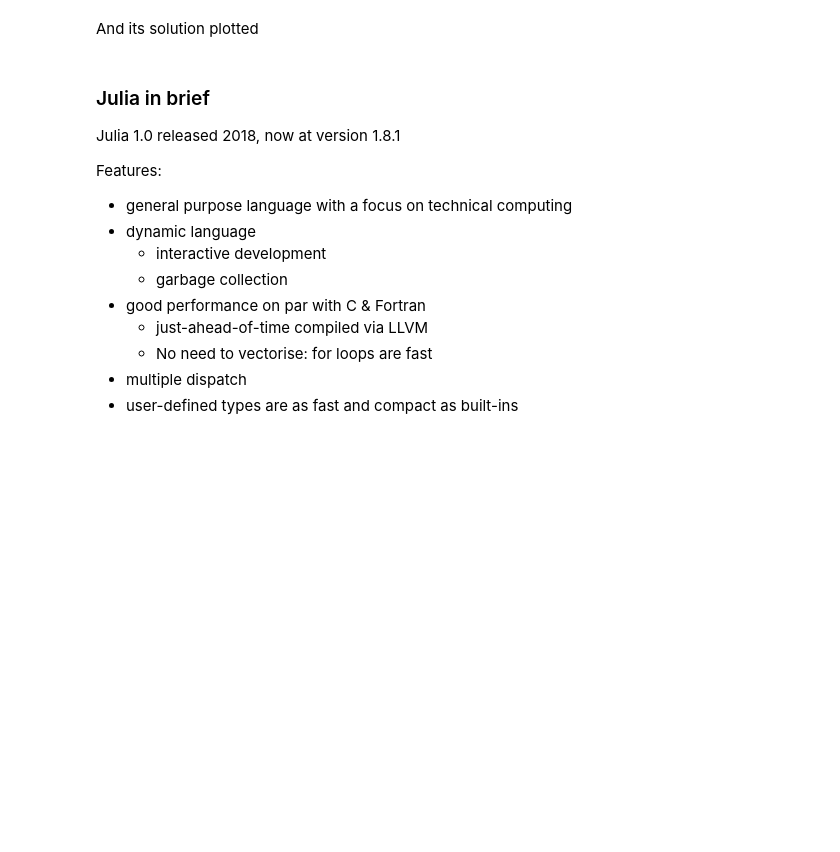
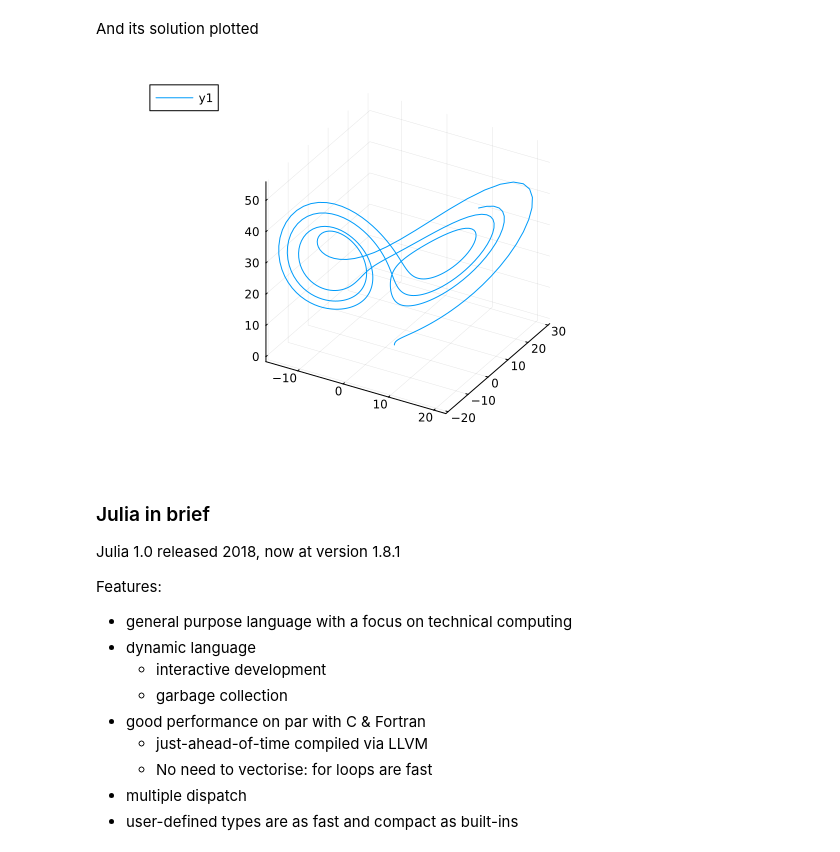
Before and after one commit to eth-vaw-glaciology/course-101-0250-00, a Jupyter notebook: slide-notebooks/notebooks/l1_3-julia-intro.ipynb, the cells around one changed output. Cells and saved outputs as stored; diff of their text form; code cells hidden in the pictures; blank space fills up the shorter version.

```diff
--- a/slide-notebooks/notebooks/l1_3-julia-intro.ipynb
+++ b/slide-notebooks/notebooks/l1_3-julia-intro.ipynb
@@ -40,9 +40,9 @@ language with a bend on technical computing.
 
 An example solving the Lorenz system of ODEs:
 # %%
-using OrdinaryDiffEq, Plots
+using Plots
 
-function lorenz(x, p, t)
+function lorenz(x)
     σ = 10
     β = 8/3
     ρ = 28
@@ -51,16 +51,23 @@ function lorenz(x, p, t)
      x[1]*x[2] - β*x[3]]
 end
 
-# integrate dx/dt = lorenz(t,x) numerically from t=0 to t=50 and starting point x₀
-tspan = (0.0, 50.0)
+# integrate dx/dt = lorenz(t,x) numerically from t=0 to t=5 and starting point x₀
+tspan = (0.0, 5.0)
+dt = 0.01
 x₀ = [2.0, 0.0, 0.0]
-sol = solve(ODEProblem(lorenz, x₀, tspan), Tsit5())
+out = zeros(3, Int(tspan[2]÷dt))
+out[:,1] = x₀
+for i=2:size(out,2)
+    out[:,i] = out[:,i-1] + lorenz(out[:,i-1]) * dt
+end
 # %% [markdown]
 Yes, this takes some time... Julia is Just-Ahead-of-Time compiled.  I.e. Julia is compiling.
 # %% [markdown]
 And its solution plotted
 # %%
-plot(sol, idxs=(1,2,3)) # plot Lorenz attractor
+plot(out[1,:], out[2,:], out[3,:])
+# %% [output]
+[figure, added]
 # %% [markdown]
 ### Julia in brief
 Julia 1.0 released 2018, now at version 1.8.1
```
Also changed, not shown: parts of 8 cells of this notebook, 3 other files.
